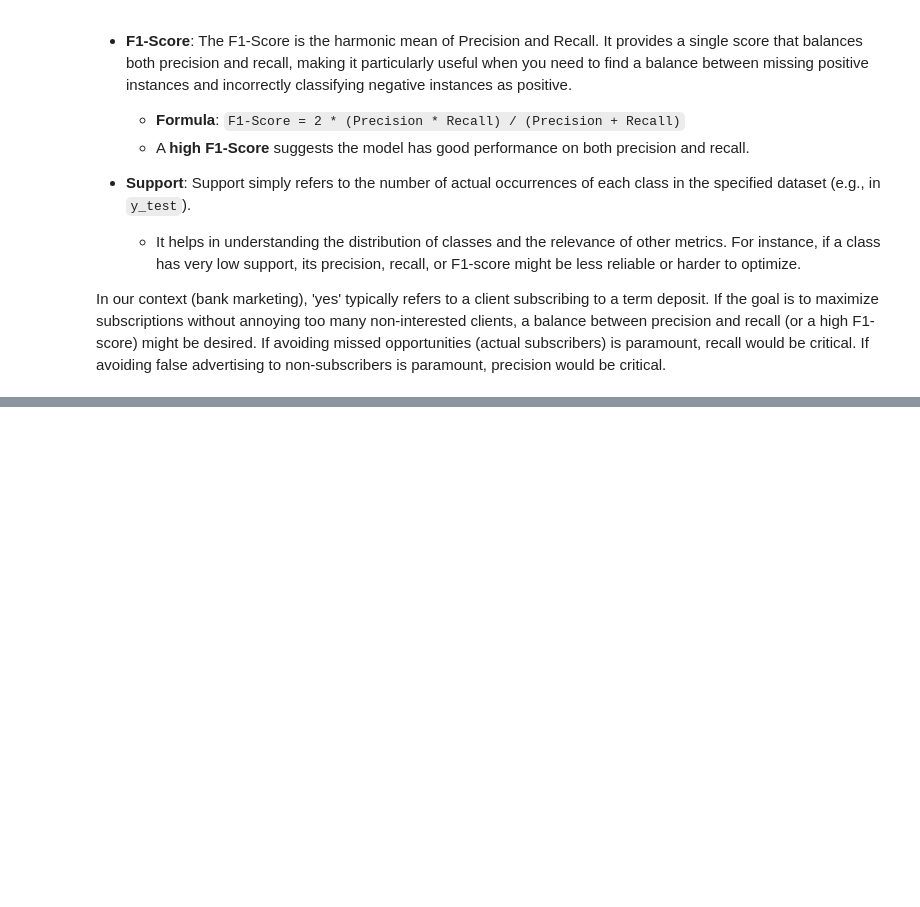
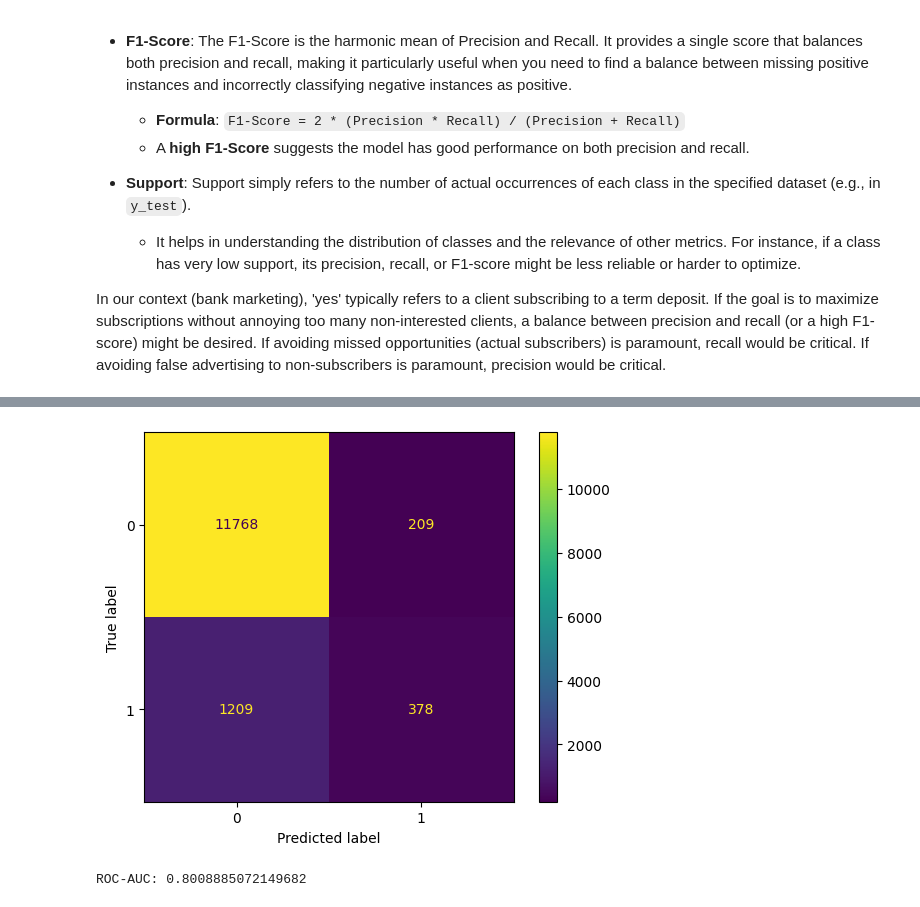
Before and after one commit to AtharvaChitnis/PGIT, a Jupyter notebook: Marketing_Research_ML.ipynb, the cells around one changed output, grey strips where cells are left out. Drawn from its saved outputs; the diff is of its cells as text; code cells hidden in the pictures; blank space fills up the shorter version.

```diff
--- a/Marketing_Research_ML.ipynb
+++ b/Marketing_Research_ML.ipynb
@@ -388,0 +476,17 @@ In our context (bank marketing), 'yes' typically refers to a client subscribing
+# %%
+y_train_xgb = y_train.map({"no": 0, "yes": 1})
+y_test_xgb = y_test.map({"no": 0, "yes": 1})
+# %%
+xgb_model = Pipeline([
+    ("preprocessor", preprocessor),
+    ("model", XGBClassifier(
+        n_estimators=100,
+        learning_rate=0.1,
+        max_depth=6,
+        random_state=42,
+        eval_metric="logloss",
+        n_jobs=-1
+    ))
+])
+# %%
+xgb_model.fit(X_train, y_train_xgb)
@@ -388,0 +511,4 @@ In our context (bank marketing), 'yes' typically refers to a client subscribing
+# %%
+y_pred_xgb = xgb_model.predict(X_test)
+
+y_prob_xgb = xgb_model.predict_proba(X_test)[:, 1]
@@ -388,0 +549,16 @@ In our context (bank marketing), 'yes' typically refers to a client subscribing
+# %%
+from sklearn.metrics import ConfusionMatrixDisplay
+import matplotlib.pyplot as plt
+
+ConfusionMatrixDisplay.from_predictions(
+    y_test_xgb,
+    y_pred_xgb
+)
+
+plt.show()
+# %% [output]
+[figure, added]
+# %%
+print("ROC-AUC:", roc_auc_score(y_test, y_prob_xgb))
+# %% [output]
+ROC-AUC: 0.8008885072149682
```
Also changed, not shown: parts of 21 cells of this notebook.
